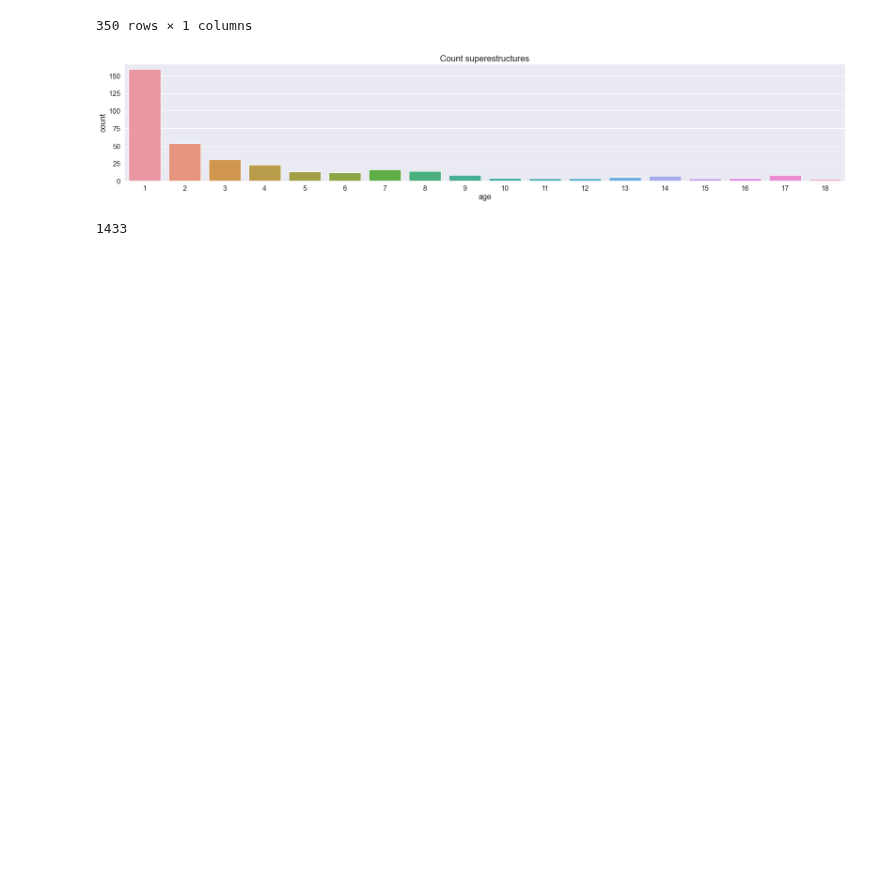
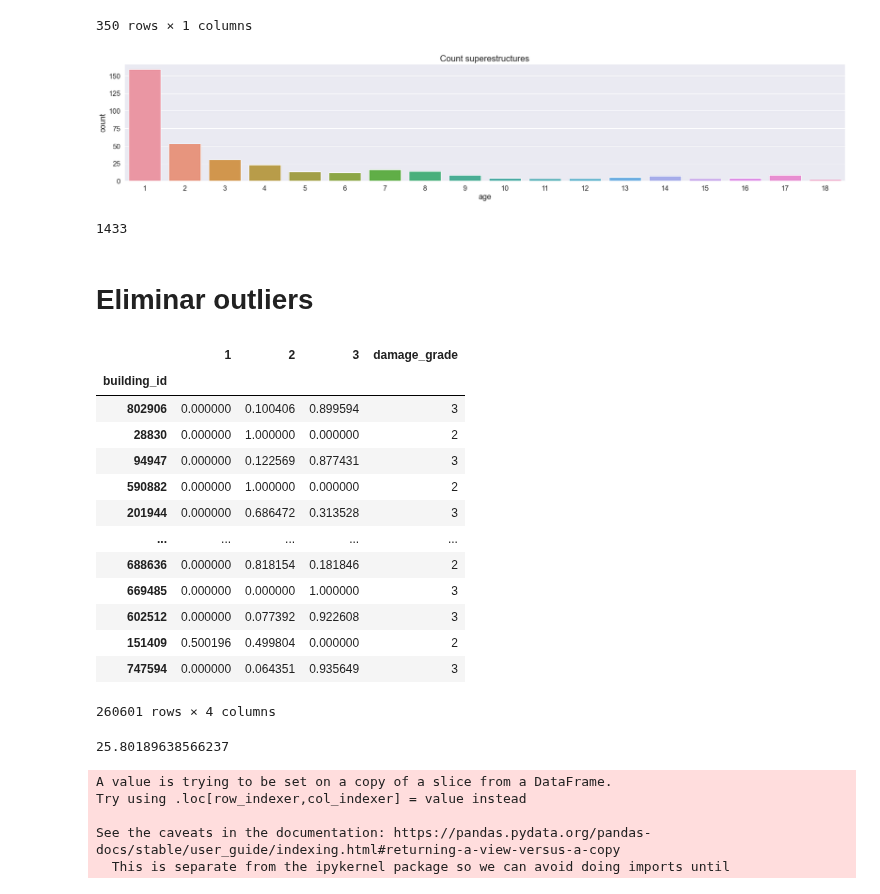
Before and after one commit to GuidoBergman/Datos---TP2-, a Jupyter notebook: KNN.ipynb, the cells around one changed output. Saved outputs shown, nothing was run; the diff lists cells and outputs as text; code cells hidden in the pictures; blank space fills up the shorter version.

```diff
--- a/KNN.ipynb
+++ b/KNN.ipynb
@@ -1383,3 +1383,32 @@ train_values_short = train_values_short.merge(train_values[['has_superstructure_
        'has_superstructure_rc_engineered', 'has_superstructure_other']], right_index=True, left_index=True)
 # %%
 train_values_short.to_csv("train_values_short_superestructures.csv",index=True)
+# %% [markdown]
+# Eliminar outliers
+# %%
+probas1 = pd.read_csv("Archivos auxiliares KNN/probas1.csv", index_col='building_id')
+probas2 = pd.read_csv("Archivos auxiliares KNN/probas2.csv", index_col='building_id')
+probas3 = pd.read_csv("Archivos auxiliares KNN/probas3.csv", index_col='building_id')
+probas4 = pd.read_csv("Archivos auxiliares KNN/probas4.csv", index_col='building_id')
+# %%
+probas = probas1.append(probas2).append(probas3).append(probas4).merge(train_labels, right_index=True,
+                                                                      left_index=True)
+# %%
+probas.rename(columns={"proba_grado1":1, "proba_grado2":2, "proba_grado3":3}, inplace=True)
+# %%
+probas
+# %% [output]
+|  | 1 | 2 | 3 | damage_grade |
+| building_id |  |  |  |  |
+| 802906 | 0.000000 | 0.100406 | 0.899594 | 3 |
+| 28830 | 0.000000 | 1.000000 | 0.000000 | 2 |
+| 94947 | 0.000000 | 0.122569 | 0.877431 | 3 |
+| 590882 | 0.000000 | 1.000000 | 0.000000 | 2 |
+| 201944 | 0.000000 | 0.686472 | 0.313528 | 3 |
+| ... | ... | ... | ... | ... |
+| 688636 | 0.000000 | 0.818154 | 0.181846 | 2 |
+| 669485 | 0.000000 | 0.000000 | 1.000000 | 3 |
+| 602512 | 0.000000 | 0.077392 | 0.922608 | 3 |
+| 151409 | 0.500196 | 0.499804 | 0.000000 | 2 |
+| 747594 | 0.000000 | 0.064351 | 0.935649 | 3 |
+260601 rows × 4 columns
@@ -1385,0 +1419,5 @@ train_values_short.to_csv("train_values_short_superestructures.csv",index=True)
+# %%
+# Imprimo el procentaje de error
+errores.sum() / len(probas) * 100
+# %% [output]
+25.80189638566237
@@ -1385,0 +1426,10 @@ train_values_short.to_csv("train_values_short_superestructures.csv",index=True)
+# %%
+probas_errores['proba_grado_correcto'] = (probas_errores[1] * (probas_errores['damage_grade'] == 1) +
+                                          probas_errores[2] * (probas_errores['damage_grade'] == 2) +
+                                          probas_errores[3] * (probas_errores['damage_grade'] == 3))
+# %% [output]
+A value is trying to be set on a copy of a slice from a DataFrame.
+Try using .loc[row_indexer,col_indexer] = value instead
+
+See the caveats in the documentation: https://pandas.pydata.org/pandas-docs/stable/user_guide/indexing.html#returning-a-view-versus-a-copy
+  This is separate from the ipykernel package so we can avoid doing imports until
```
Also changed, not shown: parts of 5 cells of this notebook, 25 other files.
